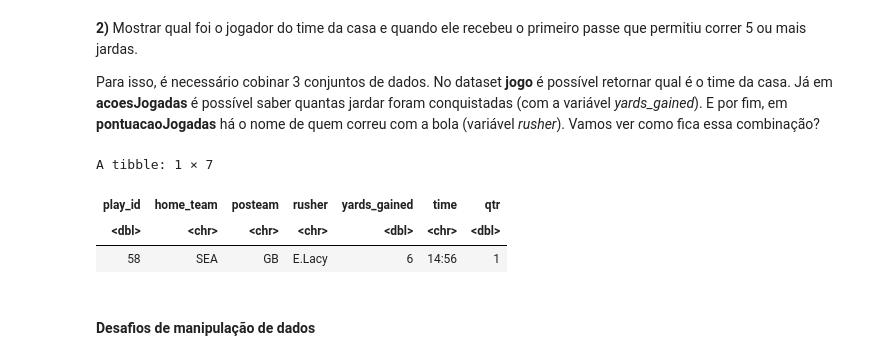
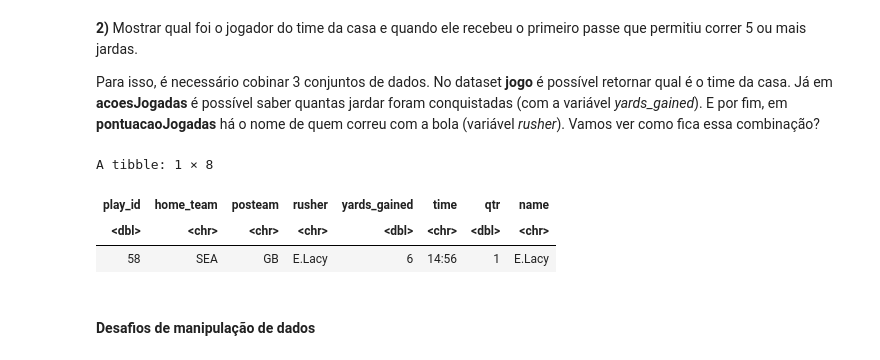
Before and after one commit to smilesrgouveia/Aula, a Jupyter notebook: Trilha7_ExercicioAprofundamento_RG.ipynb, the cells around one changed output. Saved outputs shown, nothing was run; the diff lists cells and outputs as text; code cells hidden in the pictures.

```diff
--- a/Trilha7_ExercicioAprofundamento_RG.ipynb
+++ b/Trilha7_ExercicioAprofundamento_RG.ipynb
@@ -280,15 +280,15 @@ Para isso, é necessário cobinar 3 conjuntos de dados. No dataset **jogo** é p
 # %%
 jogo %>% #primeiro dataset
 inner_join(acoesJogadas, by='play_id') %>% #segundo dataset combinando com o primeiro
 inner_join(pontuacaoJogadas, by='play_id') %>% #terceiro dataset combinando com o primeiro e o segundo
-select(play_id, home_team,posteam, rusher, yards_gained, time, qtr ) %>% #seleção de variáveis
+select(play_id, home_team,posteam, rusher, yards_gained, time, qtr, name ) %>% #seleção de variáveis
 filter( posteam == home_team | yards_gained >=5 ) %>% #filtro de dados
 head(1) #retorno apenas de 1 linha
 # %% [output]
-A tibble: 1 × 7
+A tibble: 1 × 8
-| play_id | home_team | posteam | rusher | yards_gained | time | qtr |
-| <dbl> | <chr> | <chr> | <chr> | <dbl> | <chr> | <dbl> |
-| 58 | SEA | GB | E.Lacy | 6 | 14:56 | 1 |
+| play_id | home_team | posteam | rusher | yards_gained | time | qtr | name |
+| <dbl> | <chr> | <chr> | <chr> | <dbl> | <chr> | <dbl> | <chr> |
+| 58 | SEA | GB | E.Lacy | 6 | 14:56 | 1 | E.Lacy |
 # %% [markdown]
 #### Desafios de manipulação de dados
 # %% [markdown]
```
Also changed, not shown: parts of 3 cells of this notebook.
